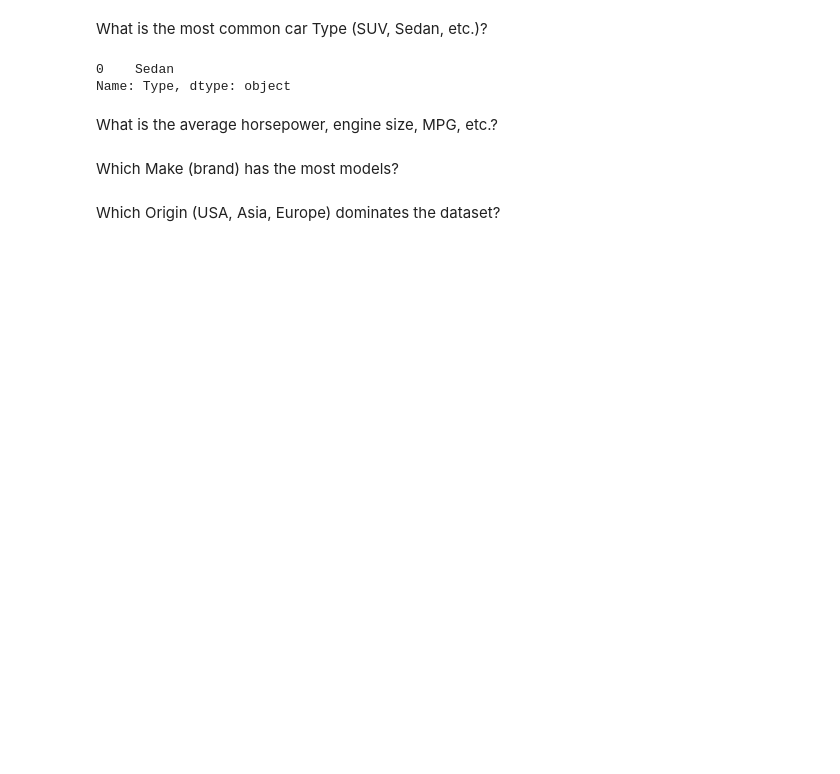
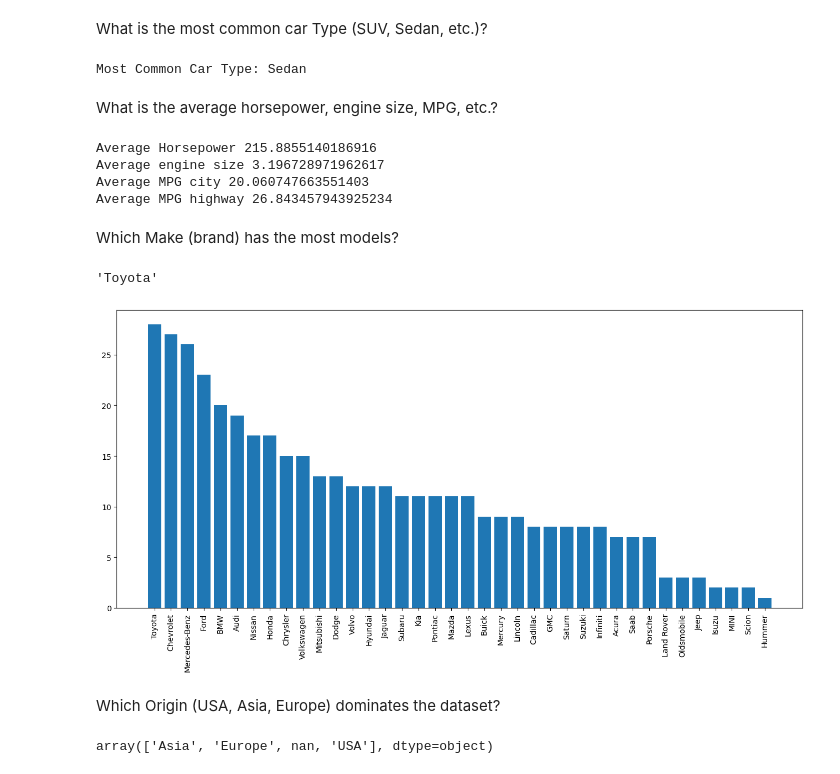
Before and after one commit to trailokya-world/Car-Data-Analysis, a Jupyter notebook: car_data_analysis/car_data_analysis.ipynb, the cells around one changed output. Saved outputs shown, nothing was run; the diff lists cells and outputs as text; code cells hidden in the pictures; blank space fills up the shorter version.

```diff
--- a/car_data_analysis/car_data_analysis.ipynb
+++ b/car_data_analysis/car_data_analysis.ipynb
@@ -183,13 +186,44 @@ data[["Make","Model","MSRP"]][data["MSRP"]==data["MSRP"].min()]
 # %% [markdown]
 What is the most common car Type (SUV, Sedan, etc.)?
 # %%
-data["Type"].mode()
+most_common_car_type=data["Type"].mode()[0]
+print(f"Most Common Car Type: {most_common_car_type}")
 # %% [output]
-0    Sedan
-Name: Type, dtype: object
+Most Common Car Type: Sedan
 # %% [markdown]
 What is the average horsepower, engine size, MPG, etc.?
+# %%
+avg_HP = data["Horsepower"].mean()
+avg_engine_size = data["EngineSize"].mean()
+avg_MPG_city = data["MPG_City"].mean()
+avg_MPG_highway = data["MPG_Highway"].mean()
+
+print(f"Average Horsepower {avg_HP}")
+print(f"Average engine size {avg_engine_size}")
+print(f"Average MPG city {avg_MPG_city}")
+print(f"Average MPG highway {avg_MPG_highway}")
+# %% [output]
+Average Horsepower 215.8855140186916
+Average engine size 3.196728971962617
+Average MPG city 20.060747663551403
+Average MPG highway 26.843457943925234
 # %% [markdown]
 Which Make (brand) has the most models?
+# %%
+data["Make"].value_counts().idxmax()
+# %% [output]
+'Toyota'
+# %%
+most_models = data["Make"].value_counts()
+plt.figure(figsize=(16,7))
+plt.bar(most_models.index,most_models.values)
+plt.xticks(rotation=90)
+plt.show()
+# %% [output]
+[figure, added]
 # %% [markdown]
 Which Origin (USA, Asia, Europe) dominates the dataset?
+# %%
+data["Origin"].unique()
+# %% [output]
+array(['Asia', 'Europe', nan, 'USA'], dtype=object)
```
Also changed, not shown: parts of 7 cells of this notebook.
